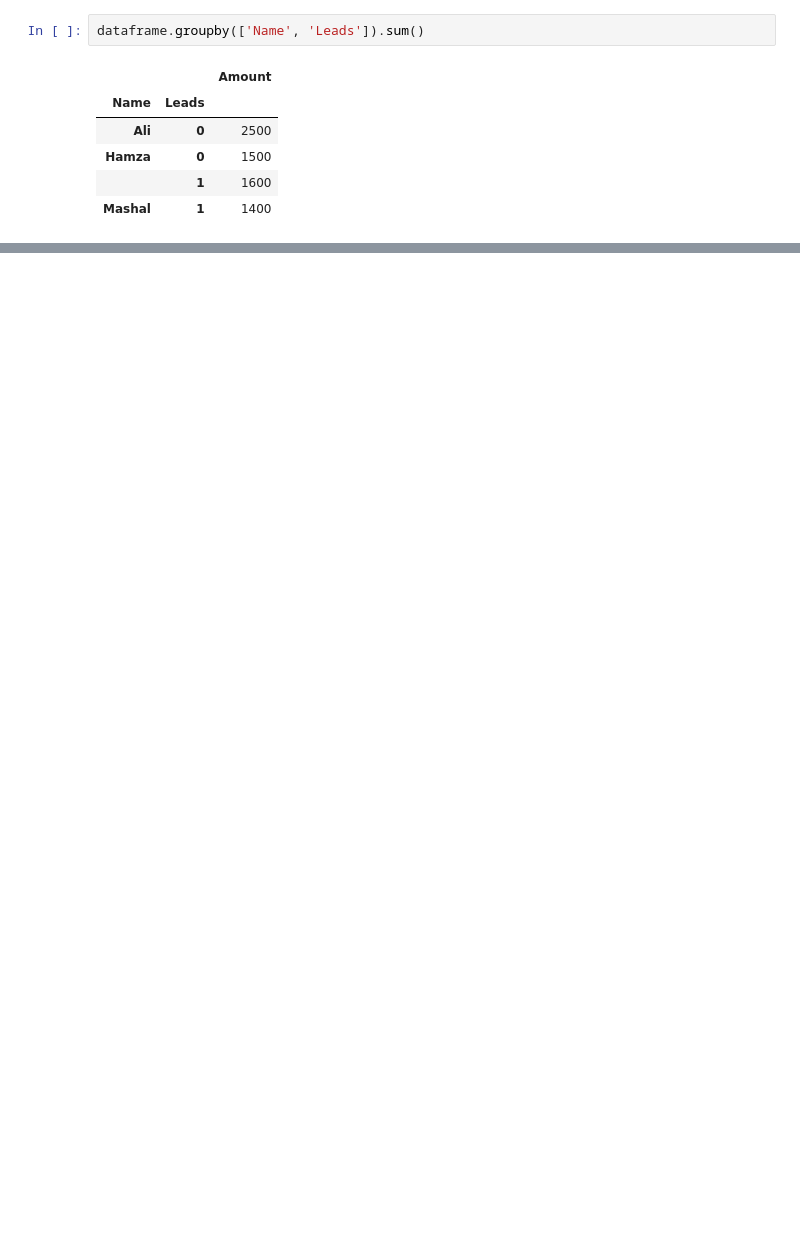
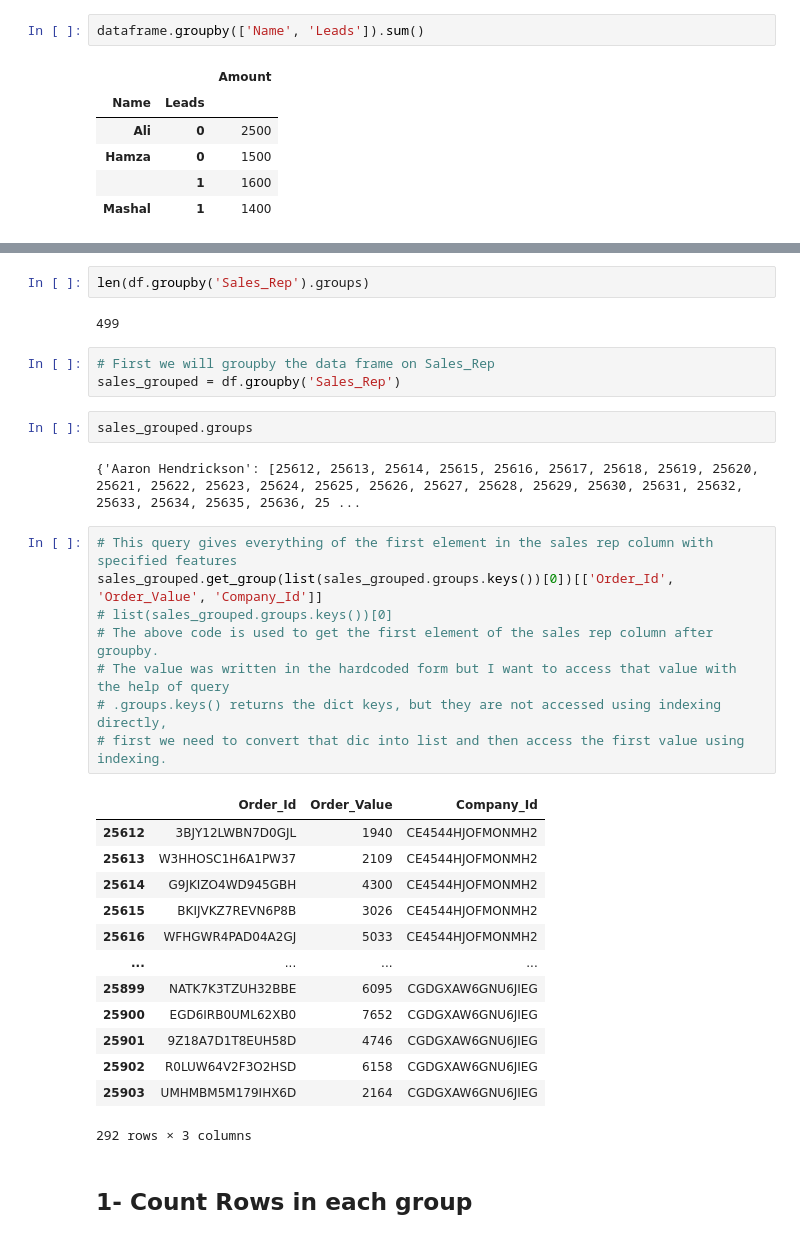
Before and after one commit to ALIKHAN4/Python-Pandas, a Jupyter notebook: Groupby.ipynb, the cells around one changed output, grey strips where cells are left out. Drawn from its saved outputs; the diff is of its cells as text; blank space fills up the shorter version.

```diff
--- a/Groupby.ipynb
+++ b/Groupby.ipynb
@@ -176,0 +247,35 @@ AttributeError: 'DataFrame' object has no attribute 'Converted'
+# %%
+len(df.groupby('Sales_Rep').groups)
+# %% [output]
+499
+# %%
+# First we will groupby the data frame on Sales_Rep
+sales_grouped = df.groupby('Sales_Rep')
+# %%
+sales_grouped.groups
+# %% [output]
+{'Aaron Hendrickson': [25612, 25613, 25614, 25615, 25616, 25617, 25618, 25619, 25620, 25621, 25622, 25623, 25624, 25625, 25626, 25627, 25628, 25629, 25630, 25631, 25632, 25633, 25634, 25635, 25636, 25 ...
+# %%
+# This query gives everything of the first element in the sales rep column with specified features
+sales_grouped.get_group(list(sales_grouped.groups.keys())[0])[['Order_Id', 'Order_Value', 'Company_Id']]
+# list(sales_grouped.groups.keys())[0]
+# The above code is used to get the first element of the sales rep column after groupby.
+# The value was written in the hardcoded form but I want to access that value with the help of query
+# .groups.keys() returns the dict keys, but they are not accessed using indexing directly,
+# first we need to convert that dic into list and then access the first value using indexing.
+# %% [output]
+|  | Order_Id | Order_Value | Company_Id |
+| 25612 | 3BJY12LWBN7D0GJL | 1940 | CE4544HJOFMONMH2 |
+| 25613 | W3HHOSC1H6A1PW37 | 2109 | CE4544HJOFMONMH2 |
+| 25614 | G9JKIZO4WD945GBH | 4300 | CE4544HJOFMONMH2 |
+| 25615 | BKIJVKZ7REVN6P8B | 3026 | CE4544HJOFMONMH2 |
+| 25616 | WFHGWR4PAD04A2GJ | 5033 | CE4544HJOFMONMH2 |
+| ... | ... | ... | ... |
+| 25899 | NATK7K3TZUH32BBE | 6095 | CGDGXAW6GNU6JIEG |
+| 25900 | EGD6IRB0UML62XB0 | 7652 | CGDGXAW6GNU6JIEG |
+| 25901 | 9Z18A7D1T8EUH58D | 4746 | CGDGXAW6GNU6JIEG |
+| 25902 | R0LUW64V2F3O2HSD | 6158 | CGDGXAW6GNU6JIEG |
+| 25903 | UMHMBM5M179IHX6D | 2164 | CGDGXAW6GNU6JIEG |
+292 rows × 3 columns
+# %% [markdown]
+## 1- Count Rows in each group
```
Also changed, not shown: parts of 15 cells of this notebook.
